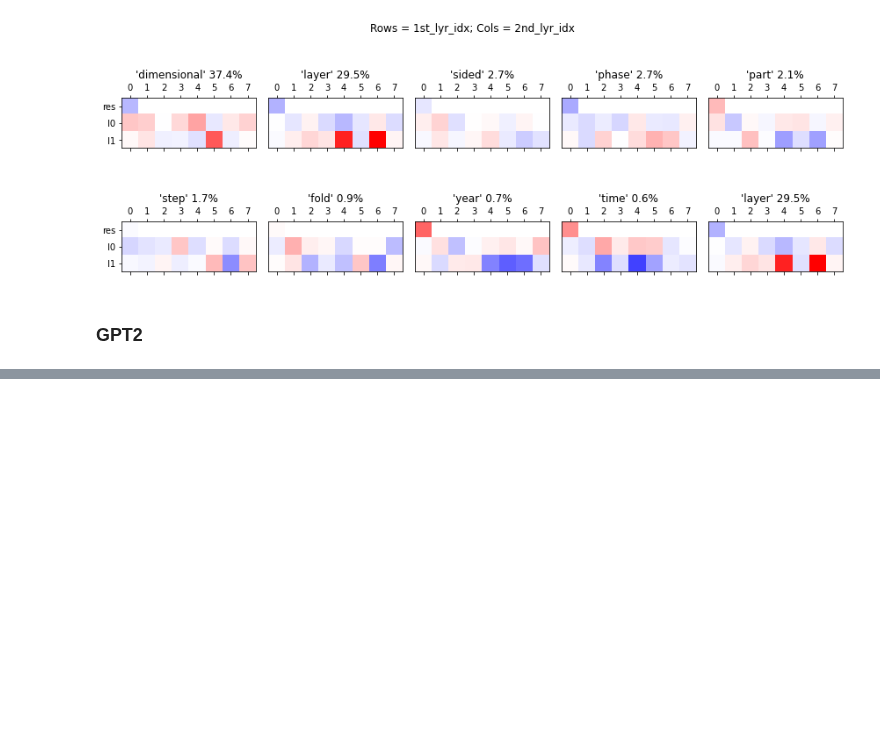
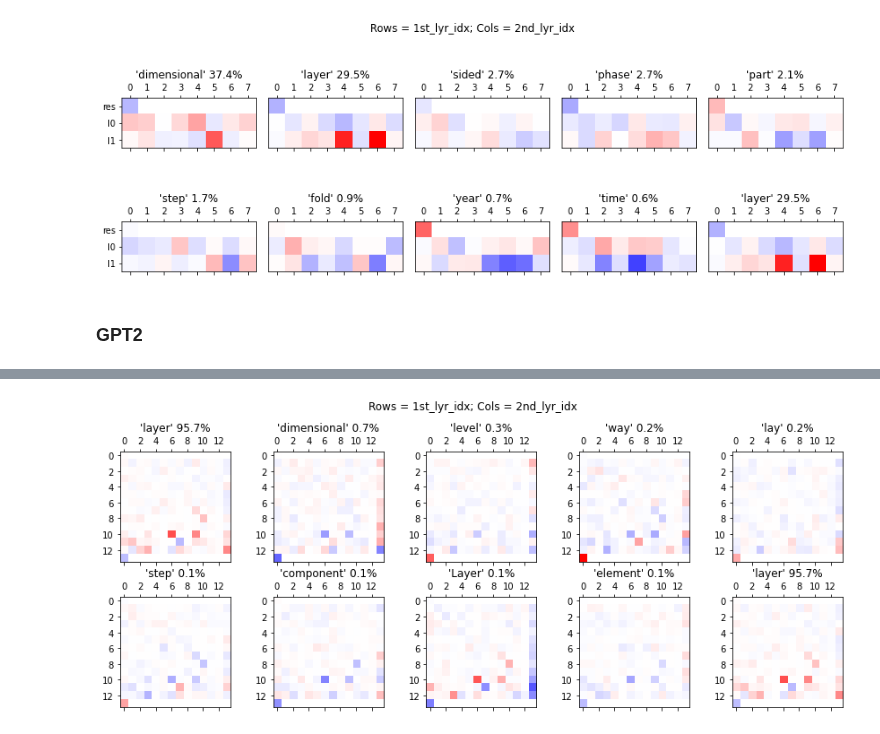
Before and after one commit to redwoodresearch/mlab, a Jupyter notebook: days/w3d5/interpetability.ipynb, the cells around one changed output, grey strips where cells are left out. Cells and saved outputs as stored; diff of their text form; code cells hidden in the pictures; blank space fills up the shorter version.

Commit message:
logit contributions for gpt2

```diff
--- a/days/w3d5/interpetability.ipynb
+++ b/days/w3d5/interpetability.ipynb
@@ -187,4 +185,5 @@ tensor([[-5.3075e-01,         nan,         nan,         nan,         nan,
 ### GPT2
 # %%
 gpt2 = gpt_mod.load_weights(gpt_mod.GPT2)
-gpt_tokenizer = GPT2TokenizerFast.from_pretrained('gpt2')
+gpt2_tokenizer = GPT2TokenizerFast.from_pretrained('gpt2')
+gpt2.eval();
@@ -249,0 +190,7 @@ tensor([1.3971e+00, 1.3750e+00, 1.8870e+00, 1.1688e+00, 1.2724e+00, 1.2508e+00,
+# %%
+res_contrib, head_contribs, ln_bias_contrib = gpt_contribs.get_gpt2_contribs(
+    text=text1,
+    gpt2=gpt2,
+    tokenizer=gpt2_tokenizer,
+)
+res_contrib.shape, head_contribs.shape, ln_bias_contrib.shape
@@ -249,0 +200,84 @@ tensor([1.3971e+00, 1.3750e+00, 1.8870e+00, 1.1688e+00, 1.2724e+00, 1.2508e+00,
+# %%
+def show_pred_logit_paths_gpt(
+    gpt2: gpt_mod.GPT2,
+    tokenizer: GPT2TokenizerFast,
+    text: str,
+    target_idx: int,
+    k: int = 10,
+):
+    input_ids = tokenizer(text, return_tensors="pt").input_ids
+    target_id = input_ids[0, target_idx].item()
+    target_word = tokenizer.decode(target_id)
+    prefix = tokenizer.decode(input_ids[0, :target_idx])
+
+    print(
+        f"Predicting the next token after the following prefix (should be {repr(target_word)})"
+    )
+    print(prefix)
+
+    (
+        res_contrib,
+        head_contribs,
+        ln_bias_contrib,
+        all_contribs,
+    ) = gpt_contribs.get_gpt2_contribs(
+        text=text1,
+        gpt2=gpt2,
+        tokenizer=gpt2_tokenizer,
+    )
+    res_contrib = res_contrib[target_idx - 1]
+    head_contribs = head_contribs[:, :, target_idx - 1]
+    all_contribs = all_contribs[target_idx - 1]
+
+    target_probs = t.softmax(all_contribs, dim=0)
+    top_pred_ids = t.topk(all_contribs, k=k).indices
+    top_pred_ids[-1] = target_id
+
+    num_heads = head_contribs.shape[1]
+    mats_to_show = t.full((head_contribs.shape[0] + 2, num_heads, k), fill_value=t.nan)
+    mats_to_show[0, 0] = res_contrib[top_pred_ids]
+    mats_to_show[1:-1] = head_contribs[:, :, top_pred_ids]
+    mats_to_show[-1, 0] = ln_bias_contrib[top_pred_ids]
+    mats_to_show -= mats_to_show.mean(dim=-1, keepdim=True)
+
+    vabsmax = mats_to_show[~t.isnan(mats_to_show)].abs().max()
+
+    mats_to_show = mats_to_show.detach().numpy()
+
+    fig.suptitle("Rows = 1st_lyr_idx; Cols = 2nd_lyr_idx")
+    for i, pred_id in enumerate(top_pred_ids):
+        ax = plt.subplot(2, k // 2, i + 1)
+
+        # rows: first layer index
+        # cols: second layer index
+        cmap = plt.cm.get_cmap("bwr").copy()
+        cmap.set_bad(color="white")
+        ax.matshow(mats_to_show[:, :, i], vmin=-vabsmax, vmax=vabsmax, cmap=cmap)
+        ax.set_title(f"{repr(tokenizer.decode(pred_id))} {target_probs[pred_id]:.1%}")
+
+        # row_len = k // 2
+        # row = i // row_len
+        # col = i % row_len
+        # if col == 0:
+        #     ax.set_yticks(range(3))
+        #     ax.set_yticklabels(["res", "l0", "l1"])
+        # else:
+        #     ax.set_yticks([])
+
+        # if row == 0:
+        #     ax.set_xticks(range(9))
+        #     ax.set_xticklabels(["res"] + [f"1.{h}" for h in range(8)], rotation=60)
+        # else:
+        #     ax.set_xticks([])
+
+    plt.tight_layout()
+
+
+fig = plt.figure(figsize=(12, 5))
+show_pred_logit_paths_gpt(
+    gpt2=gpt2,
+    tokenizer=gpt2_tokenizer,
+    text=text1,
+    target_idx=79,
+)
+# %% [output]
@@ -249,0 +286 @@ tensor([1.3971e+00, 1.3750e+00, 1.8870e+00, 1.1688e+00, 1.2724e+00, 1.2508e+00,
+[figure, added]
```
Also changed, not shown: parts of 8 cells of this notebook, 3 other files.
